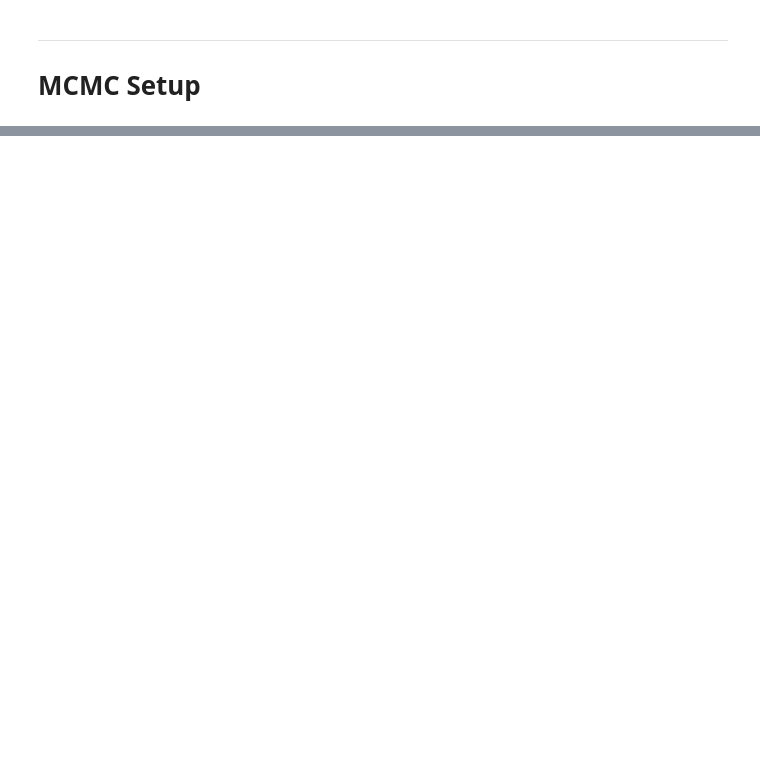
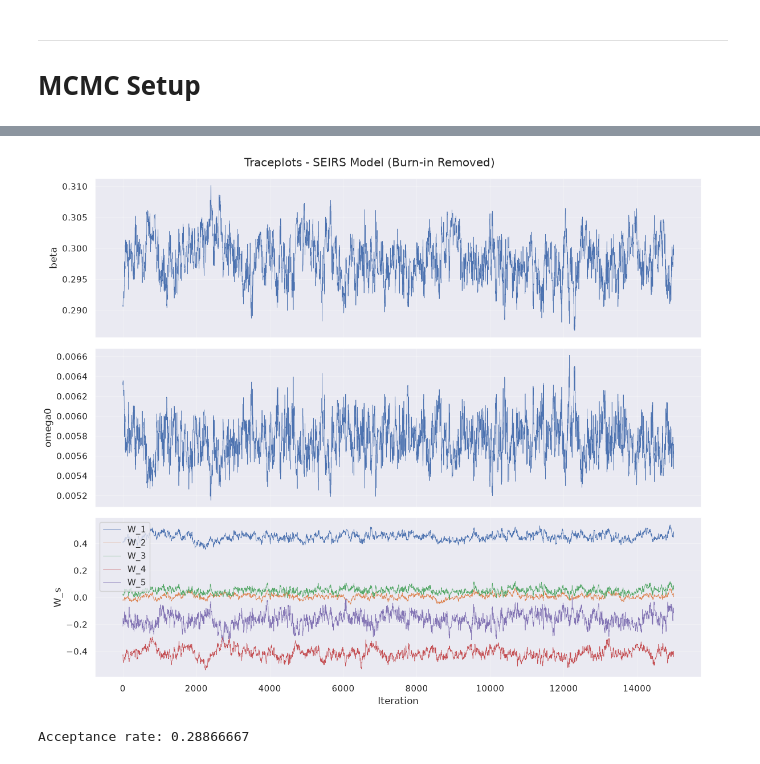
Before and after one commit to e-foster/flu-modelling-nihr, a Jupyter notebook: 04-gemlib-flu-modelling.ipynb, the cells around one changed output, grey strips where cells are left out. Saved outputs shown, nothing was run; the diff lists cells and outputs as text; code cells hidden in the pictures; blank space fills up the shorter version.

```diff
--- a/04-gemlib-flu-modelling.ipynb
+++ b/04-gemlib-flu-modelling.ipynb
@@ -175,0 +269,42 @@ plt.plot(sim_df["time"], sim_df["I"])
+# %%
+burn_in = 10000
+
+samples_burned = samples._replace(
+    beta=samples.beta[burn_in:],
+    omega0=samples.omega0[burn_in:],
+    W_s=samples.W_s[burn_in:]
+)
+
+accepted_burned = info.is_accepted[burn_in:]
+# %%
+# Traceplots
+parameter_names = ["beta", "omega0", "W_s"]
+
+fig, axes = plt.subplots(3, 1, figsize=(12, 10), sharex=True)
+
+for s, n, a in zip(
+    [samples_burned.beta, samples_burned.omega0, samples_burned.W_s],
+    parameter_names,
+    axes
+):
+    if n == "W_s":
+        for i in range(s.shape[-1]):
+            a.plot(s[:, i], linewidth=0.5, label=f"W_{i+1}")
+        a.legend()
+    else:
+        a.plot(s, linewidth=0.5)
+
+    a.set_ylabel(n)
+    a.grid(alpha=0.3)
+
+axes[-1].set_xlabel("Iteration")
+
+plt.suptitle("Traceplots - SEIRS Model (Burn-in Removed)")
+plt.tight_layout()
+plt.show()
+
+# Acceptance rate after burn-in
+print("Acceptance rate:", np.mean(accepted_burned))
+# %% [output]
+[figure, added]
+Acceptance rate: 0.28866667
```
Also changed, not shown: parts of 21 cells of this notebook, 1 other file.
